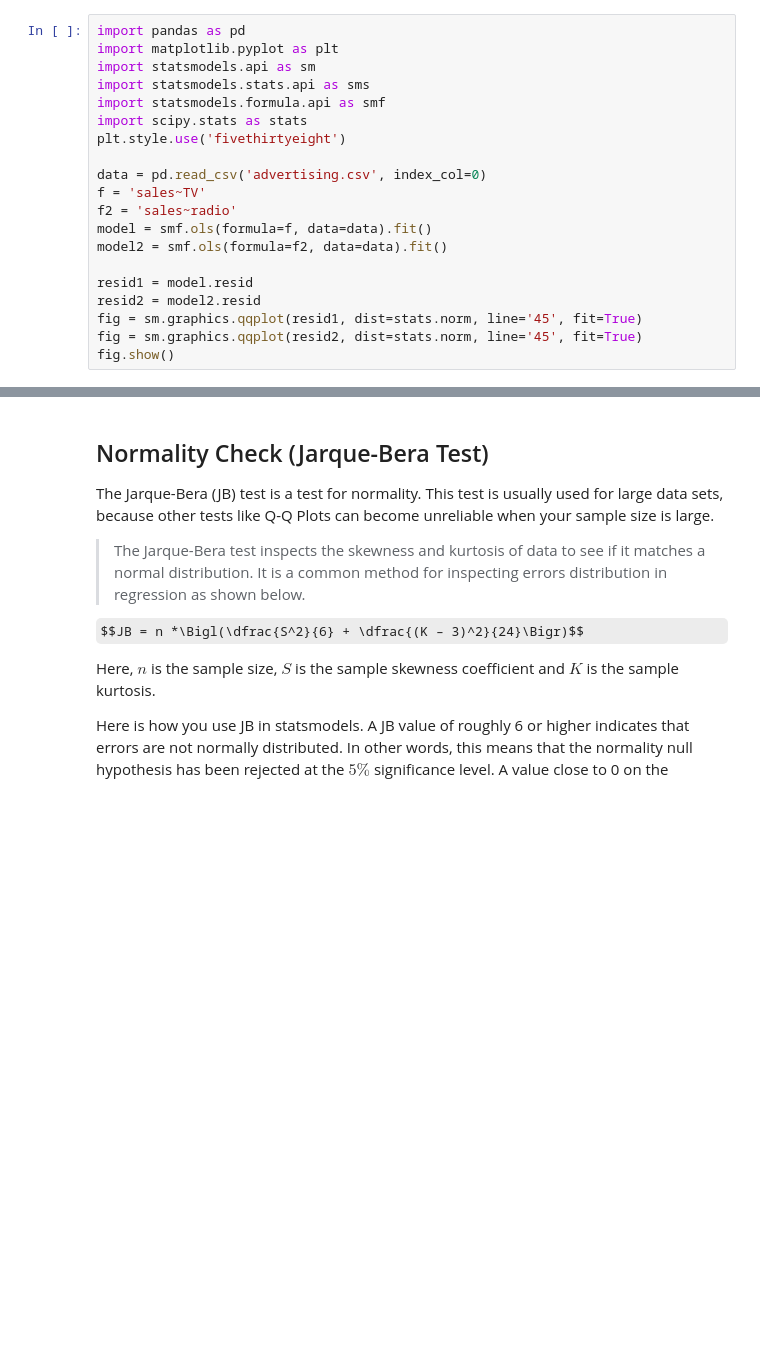
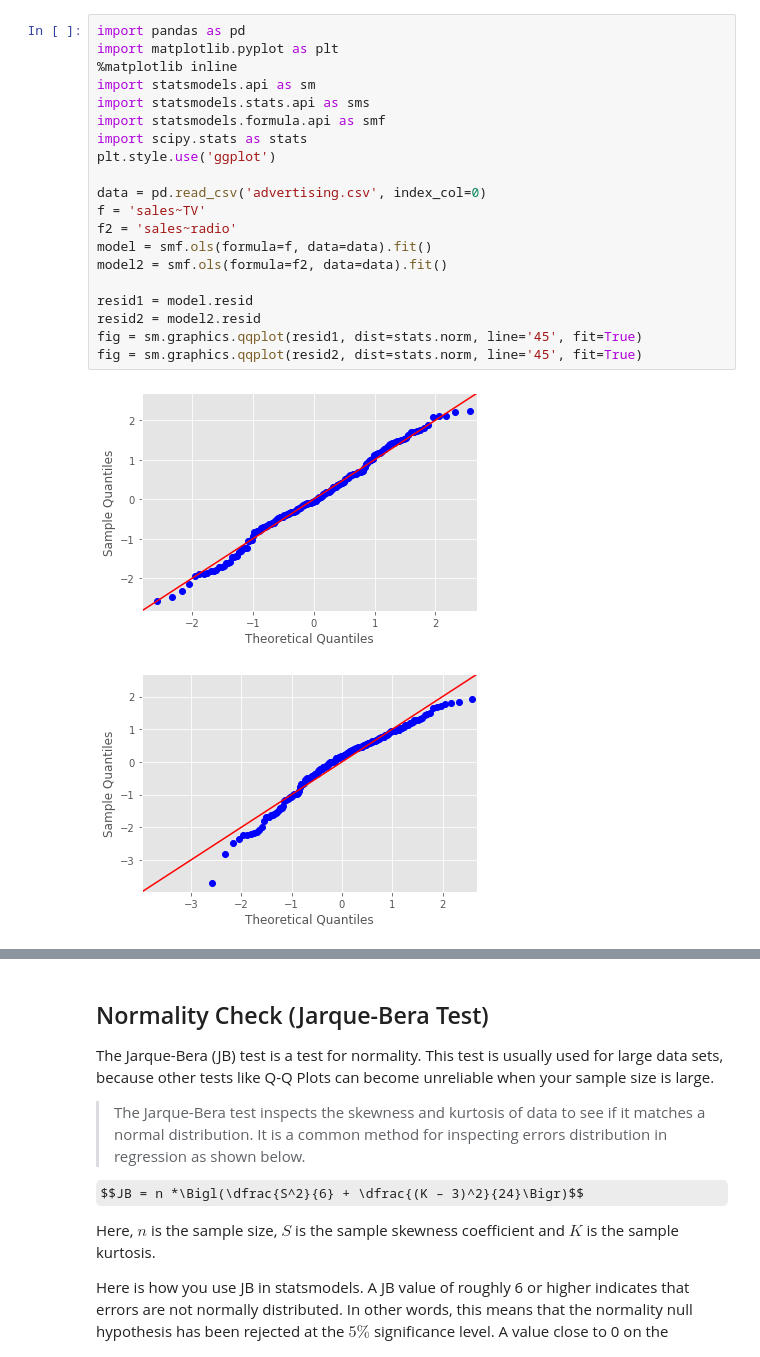
Before and after one commit to learn-co-curriculum/dsc-ols-regression-diagnostics, a Jupyter notebook: index.ipynb, the cells around one changed output, grey strips where cells are left out. Cells and saved outputs as stored; diff of their text form; some formulas as TeX source; blank space fills up the shorter version.

```diff
--- a/index.ipynb
+++ b/index.ipynb
@@ -34,23 +32,26 @@ Q-Q plots are also referred to as normal density plots when used with standard n
 # %%
 import pandas as pd
 import matplotlib.pyplot as plt
+%matplotlib inline
 import statsmodels.api as sm
 import statsmodels.stats.api as sms
 import statsmodels.formula.api as smf
 import scipy.stats as stats
-plt.style.use('fivethirtyeight')
+plt.style.use('ggplot')
 
 data = pd.read_csv('advertising.csv', index_col=0)
 f = 'sales~TV'
 f2 = 'sales~radio'
 model = smf.ols(formula=f, data=data).fit()
 model2 = smf.ols(formula=f2, data=data).fit()
 
 resid1 = model.resid
 resid2 = model2.resid
 fig = sm.graphics.qqplot(resid1, dist=stats.norm, line='45', fit=True)
 fig = sm.graphics.qqplot(resid2, dist=stats.norm, line='45', fit=True)
-fig.show()
+# %% [output]
+[figure, added]
+[figure, added]
 # %% [markdown]
 Normal Q-Q Plots are a direct visual assessment of how well our residuals match what we would expect from a normal distribution.
 
```
Also changed, not shown: parts of 3 cells of this notebook, 4 other files.
